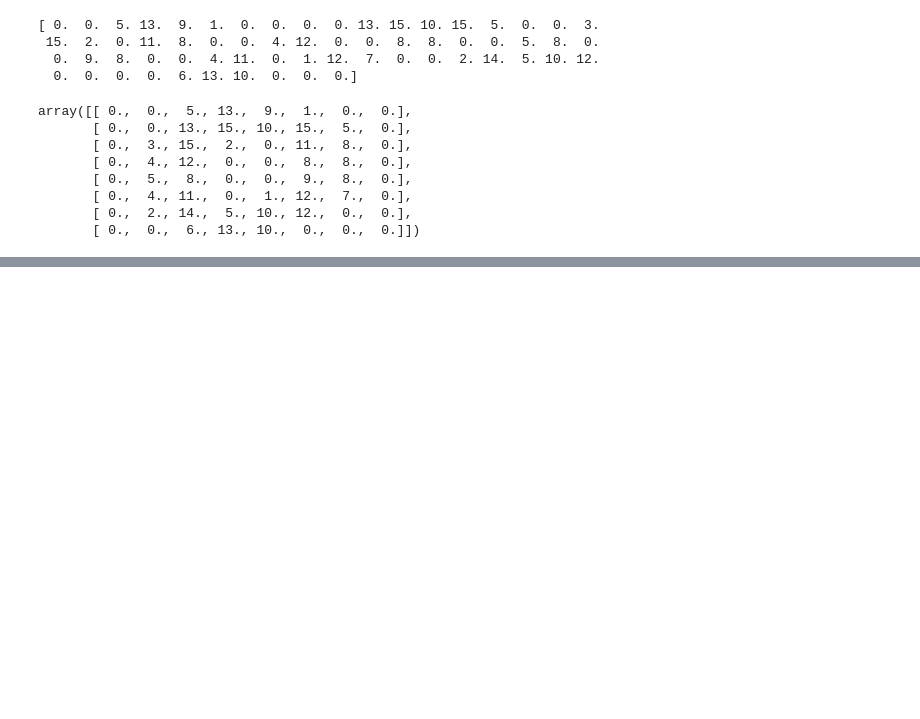
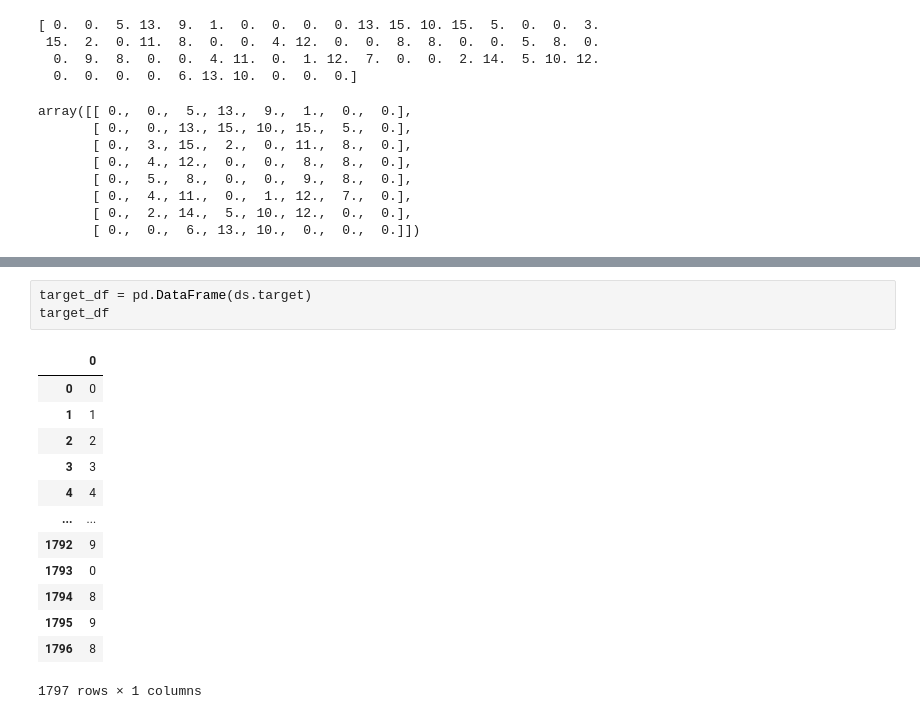
Before and after one commit to Svved/ITS_FirstProject, a Jupyter notebook: Esercizi/MNIST.ipynb, the cells around one changed output, grey strips where cells are left out. Cells and saved outputs as stored; diff of their text form; blank space fills up the shorter version.

```diff
--- a/Esercizi/MNIST.ipynb
+++ b/Esercizi/MNIST.ipynb
@@ -115,0 +191,17 @@ array([ 0.,  0.,  5., 13.,  9.,  1.,  0.,  0.,  0.,  0., 13., 15., 10.,
+# %%
+target_df = pd.DataFrame(ds.target)
+target_df
+# %% [output]
+|  | 0 |
+| 0 | 0 |
+| 1 | 1 |
+| 2 | 2 |
+| 3 | 3 |
+| 4 | 4 |
+| ... | ... |
+| 1792 | 9 |
+| 1793 | 0 |
+| 1794 | 8 |
+| 1795 | 9 |
+| 1796 | 8 |
+1797 rows × 1 columns
```
Also changed, not shown: parts of 7 cells of this notebook.
